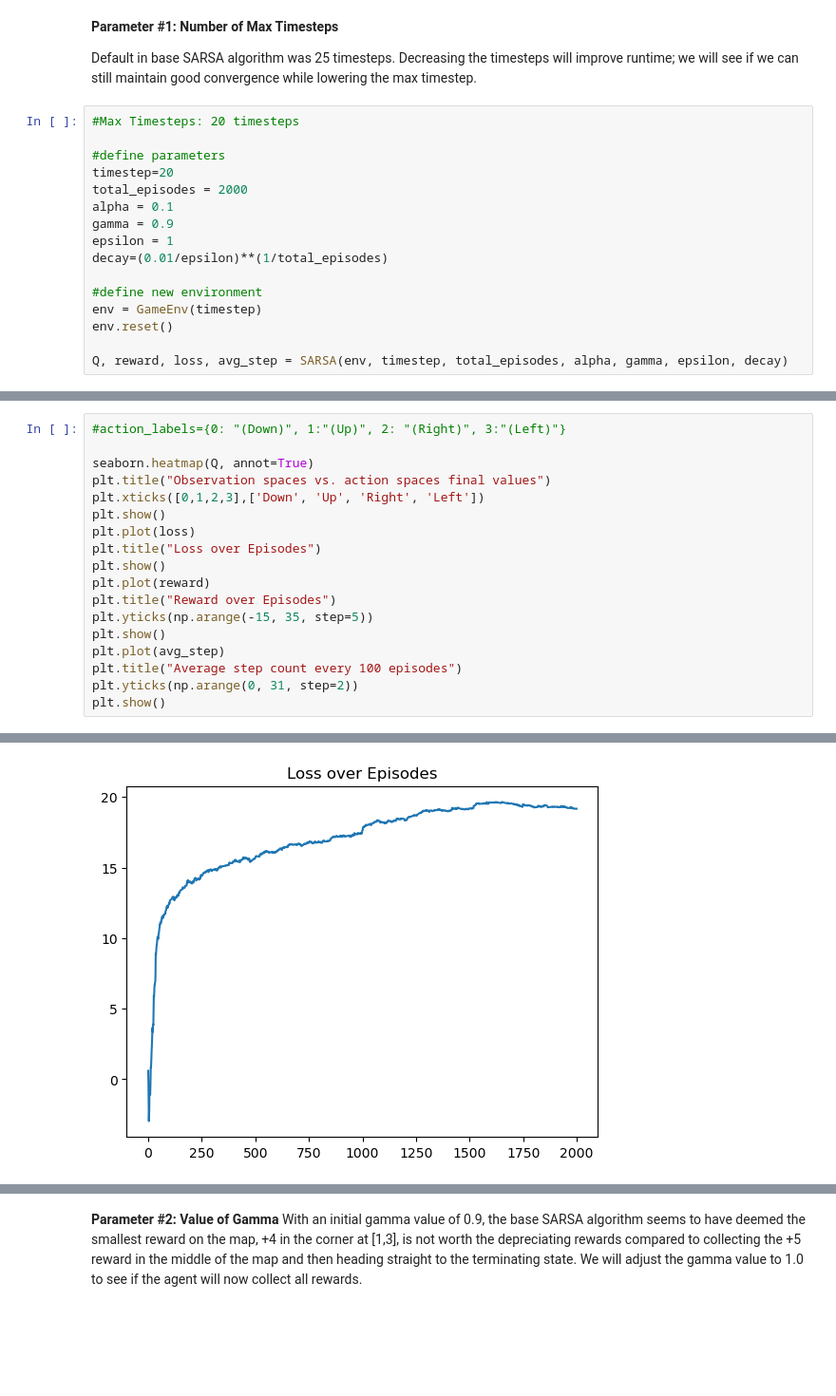
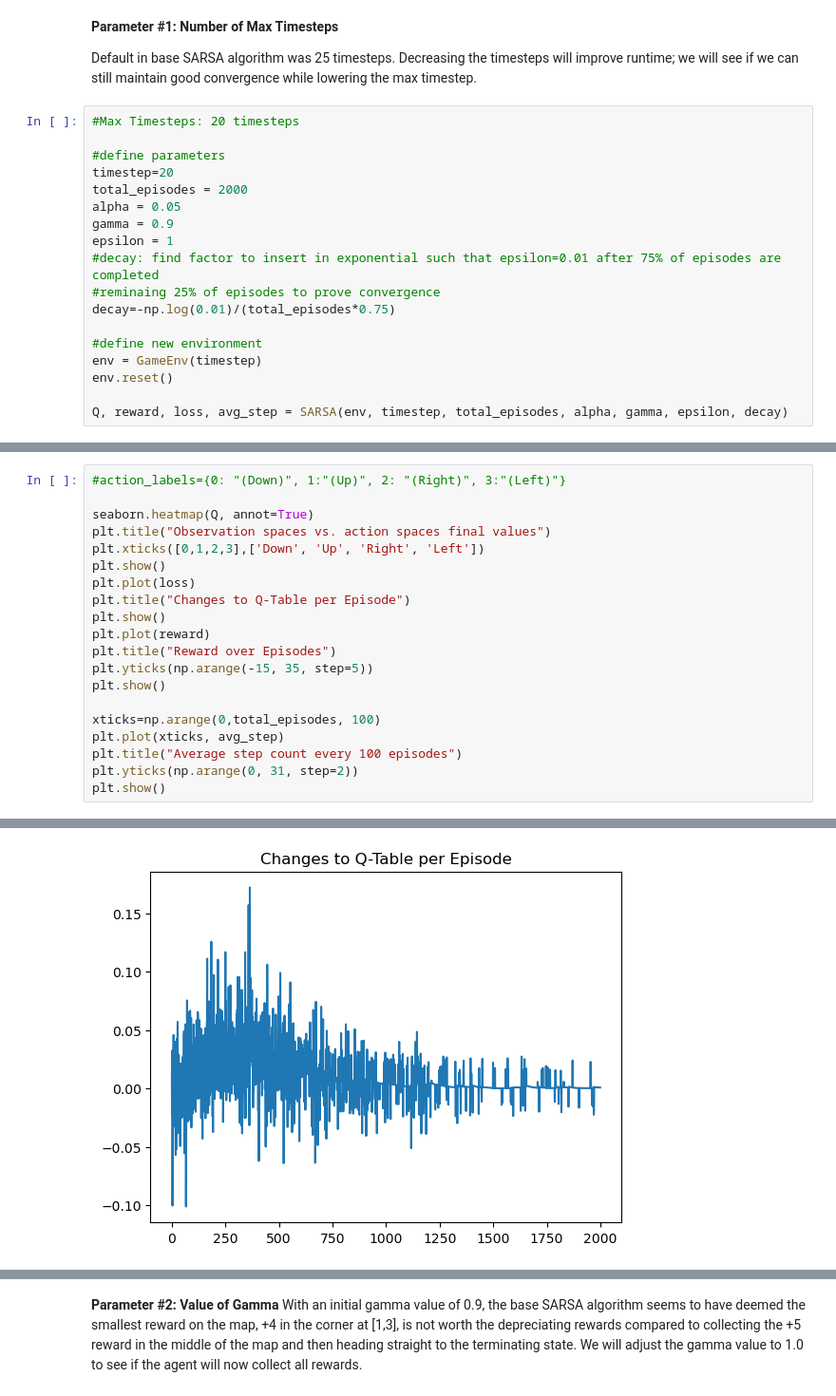
Before and after one commit to LYT922/ML-Reinforcement-Learning, a Jupyter notebook: emmawald_ylin254_assignment3_part_1_2_3.ipynb, the cells around one changed output, grey strips where cells are left out. Shown at 95% size. Cells and saved outputs as stored; diff of their text form; blank space fills up the shorter version.

```diff
--- a/emmawald_ylin254_assignment3_part_1_2_3.ipynb
+++ b/emmawald_ylin254_assignment3_part_1_2_3.ipynb
@@ -330,10 +396,12 @@ Default in base SARSA algorithm was 25 timesteps. Decreasing the timesteps will
 #define parameters
 timestep=20
 total_episodes = 2000
-alpha = 0.1
+alpha = 0.05
 gamma = 0.9
 epsilon = 1
-decay=(0.01/epsilon)**(1/total_episodes)
+#decay: find factor to insert in exponential such that epsilon=0.01 after 75% of episodes are completed
+#reminaing 25% of episodes to prove convergence
+decay=-np.log(0.01)/(total_episodes*0.75)
 
 #define new environment
 env = GameEnv(timestep)
@@ -366,13 +434,15 @@ plt.title("Observation spaces vs. action spaces final values")
 plt.xticks([0,1,2,3],['Down', 'Up', 'Right', 'Left'])
 plt.show()
 plt.plot(loss)
-plt.title("Loss over Episodes")
+plt.title("Changes to Q-Table per Episode")
 plt.show()
 plt.plot(reward)
 plt.title("Reward over Episodes")
 plt.yticks(np.arange(-15, 35, step=5))
 plt.show()
-plt.plot(avg_step)
+
+xticks=np.arange(0,total_episodes, 100)
+plt.plot(xticks, avg_step)
 plt.title("Average step count every 100 episodes")
 plt.yticks(np.arange(0, 31, step=2))
 plt.show()
@@ -381 +451 @@ plt.show()
-[figure, old version]
+[figure, new version]
```
Also changed, not shown: parts of 62 cells of this notebook.
